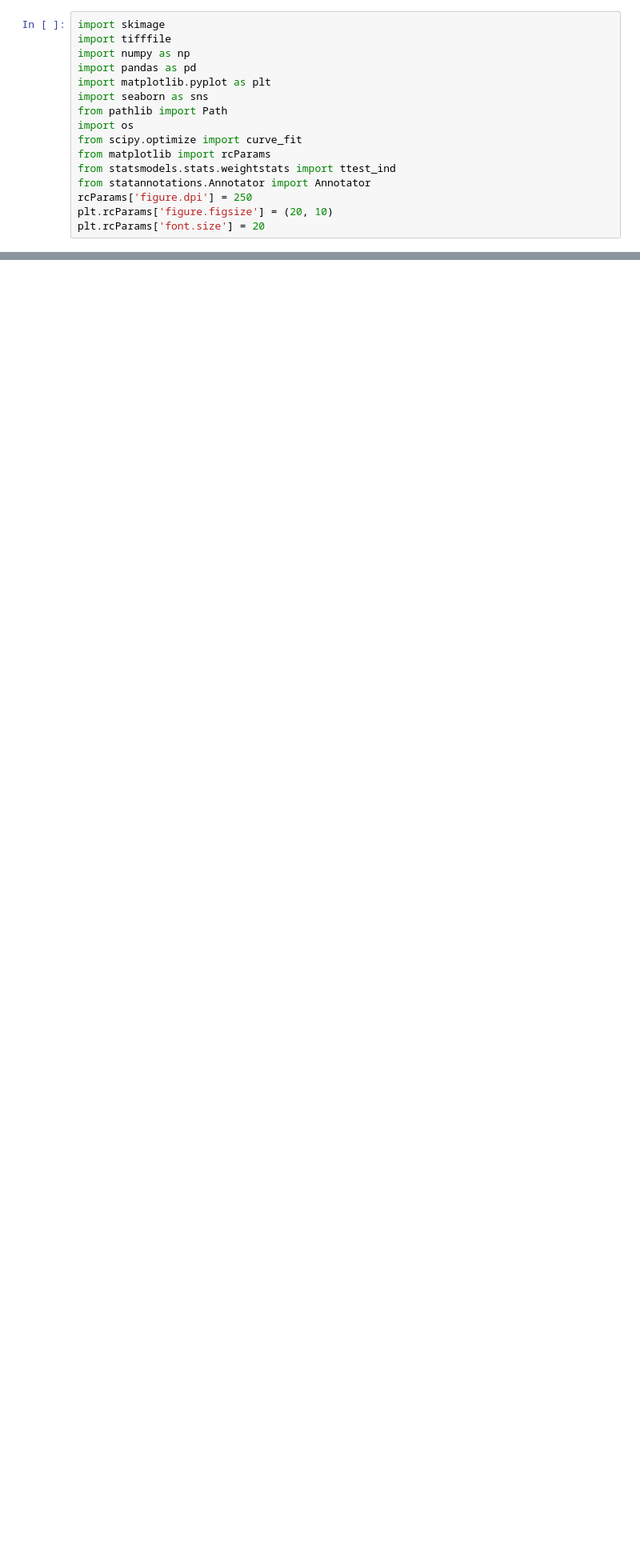
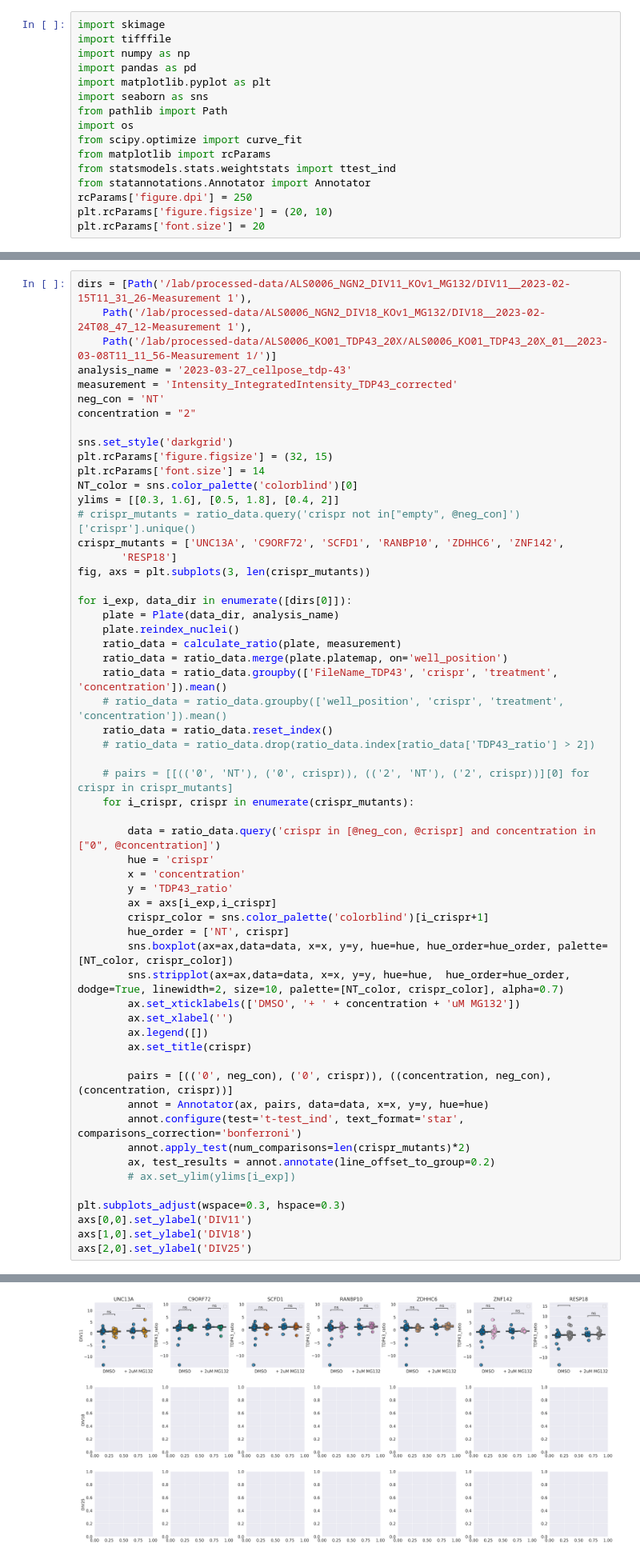
Before and after one commit to nmra-abarthmaron/cell-imaging, a Jupyter notebook: process/notebooks/2023-03-28_TDP43_cellpose.ipynb, the cells around one changed output, grey strips where cells are left out. Shown at 80% size. Drawn from its saved outputs; the diff is of its cells as text; blank space fills up the shorter version.

```diff
--- a/process/notebooks/2023-03-28_TDP43_cellpose.ipynb
+++ b/process/notebooks/2023-03-28_TDP43_cellpose.ipynb
@@ -122,0 +165,58 @@ def get_bounding_box(row):
+# %%
+dirs = [Path('/lab/processed-data/ALS0006_NGN2_DIV11_KOv1_MG132/DIV11__2023-02-15T11_31_26-Measurement 1'),
+    Path('/lab/processed-data/ALS0006_NGN2_DIV18_KOv1_MG132/DIV18__2023-02-24T08_47_12-Measurement 1'),
+    Path('/lab/processed-data/ALS0006_KO01_TDP43_20X/ALS0006_KO01_TDP43_20X_01__2023-03-08T11_11_56-Measurement 1/')]
+analysis_name = '2023-03-27_cellpose_tdp-43'
+measurement = 'Intensity_IntegratedIntensity_TDP43_corrected'
+neg_con = 'NT'
+concentration = "2"
+
+sns.set_style('darkgrid')
+plt.rcParams['figure.figsize'] = (32, 15)
+plt.rcParams['font.size'] = 14
+NT_color = sns.color_palette('colorblind')[0]
+ylims = [[0.3, 1.6], [0.5, 1.8], [0.4, 2]]
+# crispr_mutants = ratio_data.query('crispr not in["empty", @neg_con]')['crispr'].unique()
+crispr_mutants = ['UNC13A', 'C9ORF72', 'SCFD1', 'RANBP10', 'ZDHHC6', 'ZNF142',
+       'RESP18']
+fig, axs = plt.subplots(3, len(crispr_mutants))
+
+for i_exp, data_dir in enumerate([dirs[0]]):
+    plate = Plate(data_dir, analysis_name)
+    plate.reindex_nuclei()
+    ratio_data = calculate_ratio(plate, measurement)
+    ratio_data = ratio_data.merge(plate.platemap, on='well_position')
+    ratio_data = ratio_data.groupby(['FileName_TDP43', 'crispr', 'treatment', 'concentration']).mean()
+    # ratio_data = ratio_data.groupby(['well_position', 'crispr', 'treatment', 'concentration']).mean()
+    ratio_data = ratio_data.reset_index()
+    # ratio_data = ratio_data.drop(ratio_data.index[ratio_data['TDP43_ratio'] > 2])
+
+    # pairs = [[(('0', 'NT'), ('0', crispr)), (('2', 'NT'), ('2', crispr))][0] for crispr in crispr_mutants]
+    for i_crispr, crispr in enumerate(crispr_mutants):
+
+        data = ratio_data.query('crispr in [@neg_con, @crispr] and concentration in ["0", @concentration]')
+        hue = 'crispr'
+        x = 'concentration'
+        y = 'TDP43_ratio'
+        ax = axs[i_exp,i_crispr]
+        crispr_color = sns.color_palette('colorblind')[i_crispr+1]
+        hue_order = ['NT', crispr]
+        sns.boxplot(ax=ax,data=data, x=x, y=y, hue=hue, hue_order=hue_order, palette=[NT_color, crispr_color])
+        sns.stripplot(ax=ax,data=data, x=x, y=y, hue=hue,  hue_order=hue_order, dodge=True, linewidth=2, size=10, palette=[NT_color, crispr_color], alpha=0.7)
+        ax.set_xticklabels(['DMSO', '+ ' + concentration + 'uM MG132'])
+        ax.set_xlabel('')
+        ax.legend([])
+        ax.set_title(crispr)
+
+        pairs = [(('0', neg_con), ('0', crispr)), ((concentration, neg_con), (concentration, crispr))]
+        annot = Annotator(ax, pairs, data=data, x=x, y=y, hue=hue)
+        annot.configure(test='t-test_ind', text_format='star',  comparisons_correction='bonferroni')
+        annot.apply_test(num_comparisons=len(crispr_mutants)*2)
+        ax, test_results = annot.annotate(line_offset_to_group=0.2)
+        # ax.set_ylim(ylims[i_exp])
+
+plt.subplots_adjust(wspace=0.3, hspace=0.3)
+axs[0,0].set_ylabel('DIV11')
+axs[1,0].set_ylabel('DIV18')
+axs[2,0].set_ylabel('DIV25')
+# %% [output]
@@ -122,0 +250 @@ def get_bounding_box(row):
+[figure, added]
```
Also changed, not shown: parts of 28 cells of this notebook, 9 other files.
